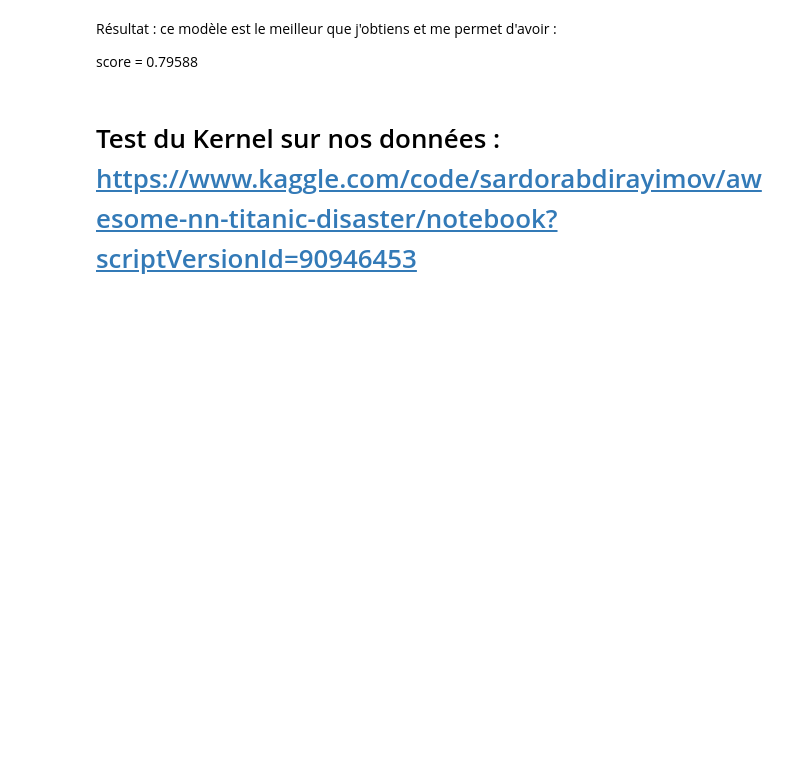
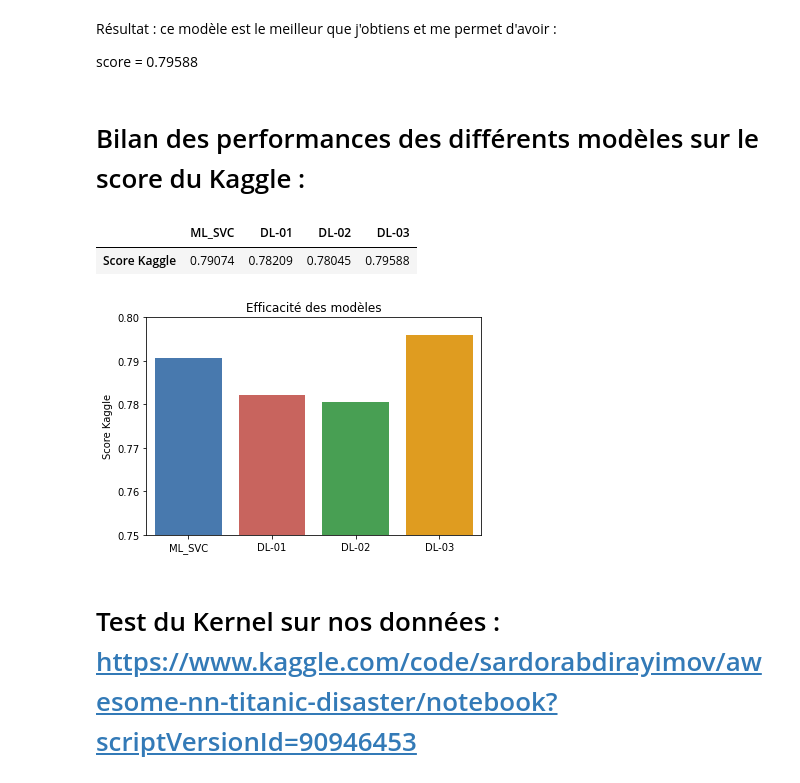
Before and after one commit to AurelienCD/Formation_OCR_Ing_Machine_Learning, a Jupyter notebook: P8_01_notebook.ipynb, the cells around one changed output. Saved outputs shown, nothing was run; the diff lists cells and outputs as text; code cells hidden in the pictures; blank space fills up the shorter version.

```diff
--- a/P8_01_notebook.ipynb
+++ b/P8_01_notebook.ipynb
@@ -2140,6 +2152,36 @@ df_test_mod[['PassengerId' , 'Transported']].head(20)
 Résultat : ce modèle est le meilleur que j'obtiens et me permet d'avoir :
 
 score = 0.79588
+# %% [markdown]
+# Bilan des performances des différents modèles sur le score du Kaggle :
+# %%
+df_result_kaggle = pad.DataFrame(index = ["Score Kaggle"])
+# %%
+df_result_kaggle['ML_SVC'] = [0.79074]
+df_result_kaggle['DL-01'] = [0.78209]
+df_result_kaggle['DL-02'] = [0.78045]
+df_result_kaggle['DL-03'] = [0.79588]
+# %%
+df_result_kaggle
+# %% [output]
+|  | ML_SVC | DL-01 | DL-02 | DL-03 |
+| Score Kaggle | 0.79074 | 0.78209 | 0.78045 | 0.79588 |
+# %%
+custom_palette = [sns.xkcd_rgb["windows blue"], sns.xkcd_rgb["pale red"], sns.xkcd_rgb["medium green"], "orange", "blue","yellow", "purple", "deeppink", "brown", "teal", "black"]
+sns.set_palette(custom_palette)
+# %%
+df_graph = df_result_kaggle.transpose()
+ax1 = sns.barplot(x=df_graph.index, y=df_graph["Score Kaggle"].values, data=df_graph, palette = custom_palette)
+ax1.set_xticklabels(ax1.get_xticklabels(),rotation=0)
+ax1.set_title('Efficacité des modèles')
+ax1.set_ylabel('Score Kaggle')
+ax1.set(ylim=(0.75, 0.80))
+
+#plt.tight_layout()
+fig = ax1.get_figure()
+fig.savefig("Performance modèles Kaggle", dpi=400)
+# %% [output]
+[figure, added]
 # %% [markdown]
 # Test du Kernel sur nos données : https://www.kaggle.com/code/sardorabdirayimov/awesome-nn-titanic-disaster/notebook?scriptVersionId=90946453
 # %%
```
Also changed, not shown: parts of 23 cells of this notebook.
